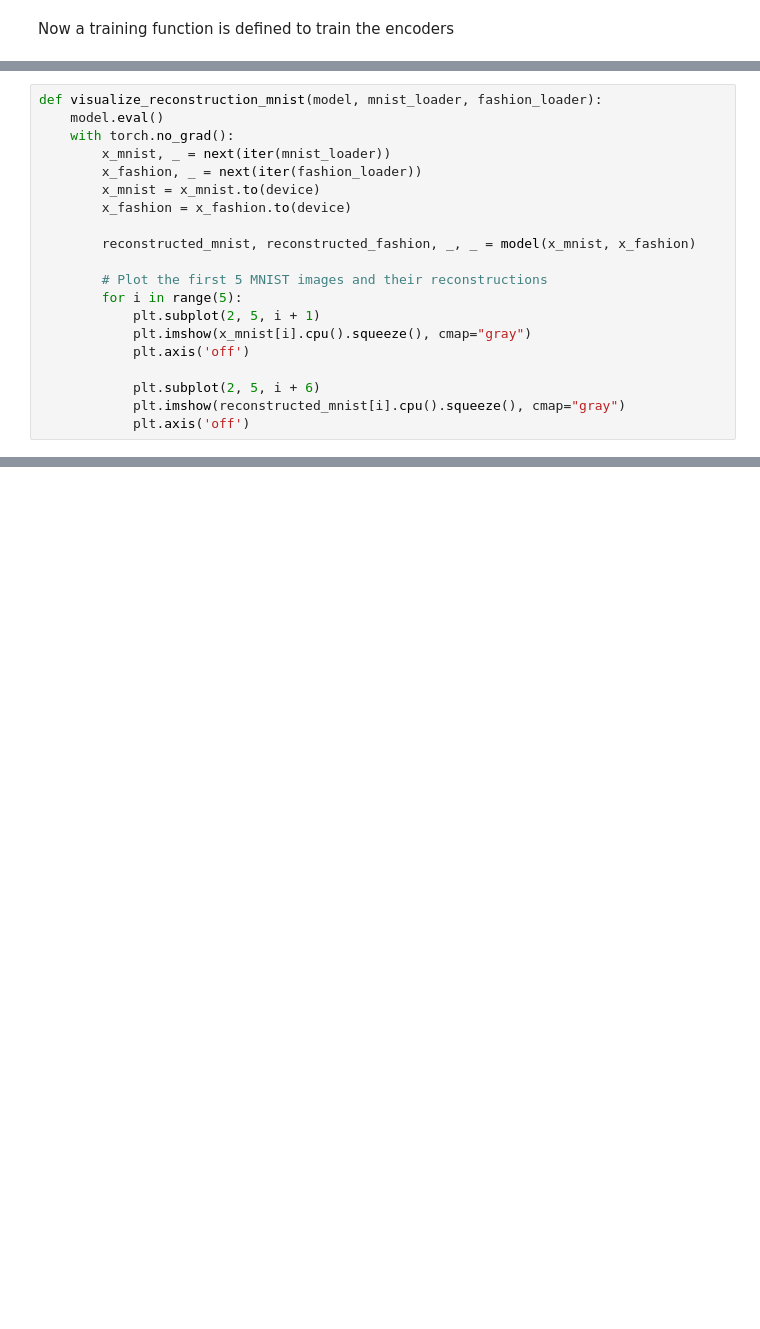
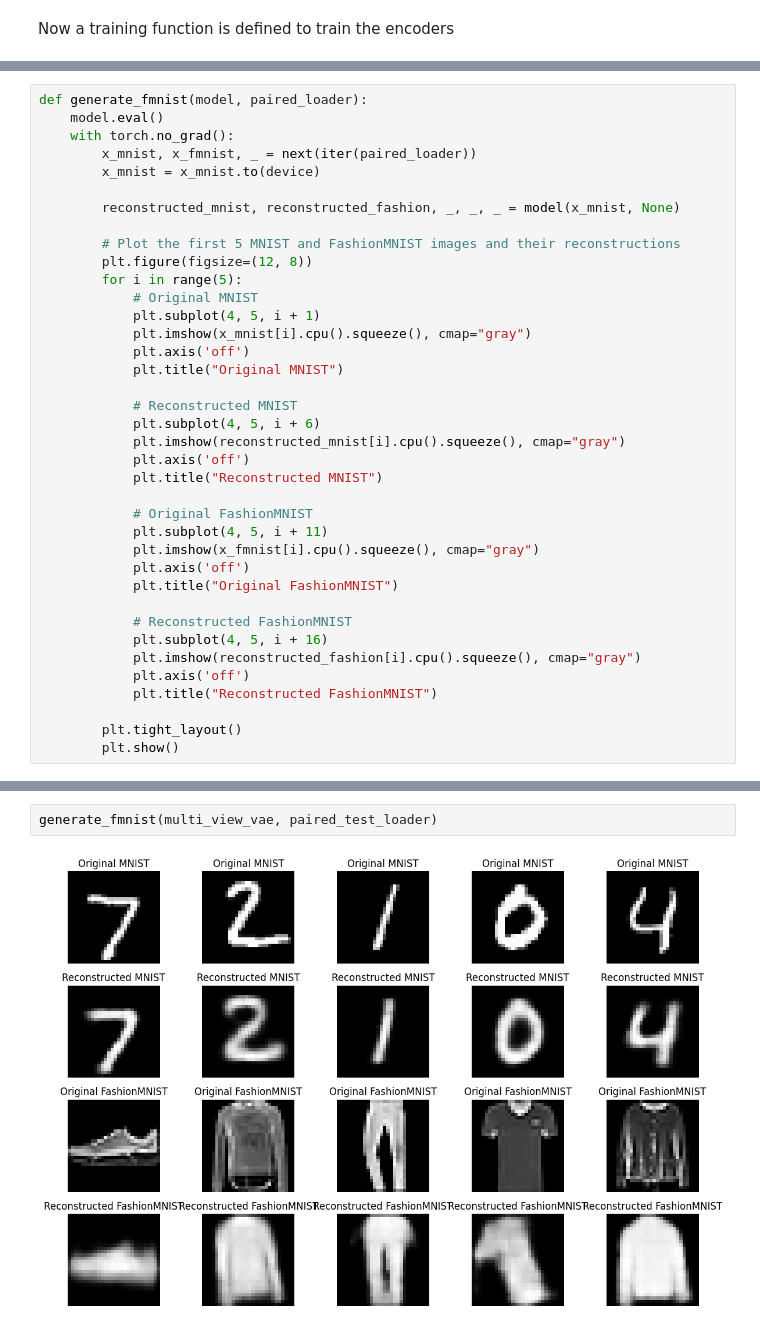
Before and after one commit to Marcos-Sanson/UC3M-ML, a Jupyter notebook: LAB01.ipynb, the cells around one changed output, grey strips where cells are left out. Drawn from its saved outputs; the diff is of its cells as text; blank space fills up the shorter version.

```diff
--- a/LAB01.ipynb
+++ b/LAB01.ipynb
@@ -285,20 +509,38 @@ Method for visualizing the reconstruction of the decoder.
 # %%
-def visualize_reconstruction_mnist(model, mnist_loader, fashion_loader):
+def generate_fmnist(model, paired_loader):
     model.eval()
     with torch.no_grad():
-        x_mnist, _ = next(iter(mnist_loader))
-        x_fashion, _ = next(iter(fashion_loader))
+        x_mnist, x_fmnist, _ = next(iter(paired_loader))
         x_mnist = x_mnist.to(device)
-        x_fashion = x_fashion.to(device)
 
-        reconstructed_mnist, reconstructed_fashion, _, _ = model(x_mnist, x_fashion)
+        reconstructed_mnist, reconstructed_fashion, _, _, _ = model(x_mnist, None)
 
-        # Plot the first 5 MNIST images and their reconstructions
+        # Plot the first 5 MNIST and FashionMNIST images and their reconstructions
+        plt.figure(figsize=(12, 8))
         for i in range(5):
-            plt.subplot(2, 5, i + 1)
+            # Original MNIST
+            plt.subplot(4, 5, i + 1)
             plt.imshow(x_mnist[i].cpu().squeeze(), cmap="gray")
             plt.axis('off')
+            plt.title("Original MNIST")
 
-            plt.subplot(2, 5, i + 6)
+            # Reconstructed MNIST
+            plt.subplot(4, 5, i + 6)
             plt.imshow(reconstructed_mnist[i].cpu().squeeze(), cmap="gray")
             plt.axis('off')
+            plt.title("Reconstructed MNIST")
+
+            # Original FashionMNIST
+            plt.subplot(4, 5, i + 11)
+            plt.imshow(x_fmnist[i].cpu().squeeze(), cmap="gray")
+            plt.axis('off')
+            plt.title("Original FashionMNIST")
+
+            # Reconstructed FashionMNIST
+            plt.subplot(4, 5, i + 16)
+            plt.imshow(reconstructed_fashion[i].cpu().squeeze(), cmap="gray")
+            plt.axis('off')
+            plt.title("Reconstructed FashionMNIST")
+
+        plt.tight_layout()
+        plt.show()
@@ -333,0 +591,4 @@ visualize_reconstruction_fmnist(multi_view_vae,mnist_test_loader,fashion_test_lo
+# %%
+generate_fmnist(multi_view_vae, paired_test_loader)
+# %% [output]
+[figure, added]
```
Also changed, not shown: parts of 28 cells of this notebook.
